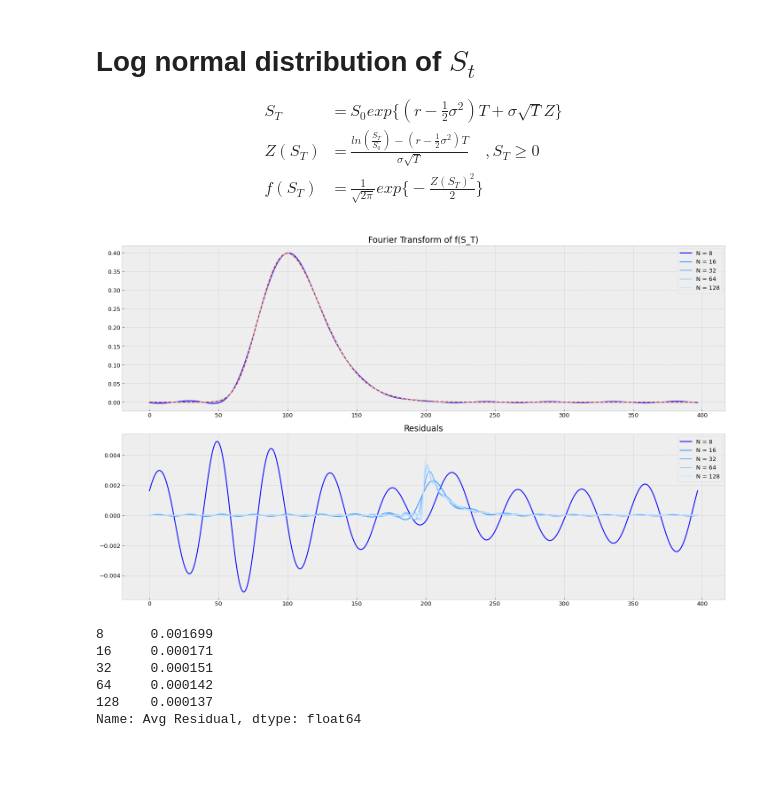
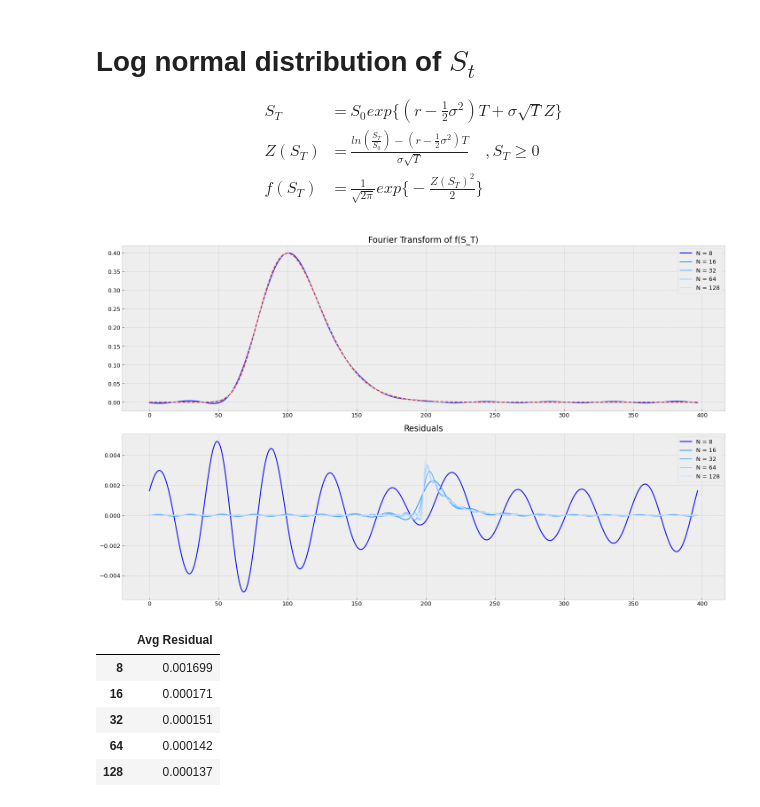
Before and after one commit to ithakis/Pricing-Options-with-Black-Scholes, a Jupyter notebook: Pricing Options with Fourier.ipynb, the cells around one changed output. Cells and saved outputs as stored; diff of their text form; code cells hidden in the pictures; blank space fills up the shorter version.

```diff
--- a/Pricing Options with Fourier.ipynb
+++ b/Pricing Options with Fourier.ipynb
@@ -118,37 +121,37 @@ K       = 100
 r       = 0.05
 sigma   = 0.1
 T       = 5.0
 
 Z = lambda St : np.where(St > 0, ((log(St/S0) - (r - .5*sigma)*T)/(sqrt(T)*sigma)), -np.inf)
 f = lambda x : norm.pdf(Z(x)) #*2.5*12
 
 a = 1e-8
 b = S0*exp(r*T) + 12 * sigma*sqrt(T)*S0
 x = np.linspace(a, b, 1_000)
 y = f(x)
 
 fig, (ax1, ax2) = plt.subplots(2, figsize=(20,12))
 blue_shades = ['#0000FF', '#3399FF', '#66B2FF', '#99CCFF', '#CCE5FF']
 
 avg_residuals = []
 Ns = [8, 16, 32, 64, 128]
 for i, N in enumerate(Ns):
     fx = get_fourier_approx(f=f, x=x, a=a, b=b, N=N)
     ax1.plot(x,fx, blue_shades[i], label=f'N = {N}')
     ax2.plot(x,y-fx, blue_shades[i], label=f'N = {N}')
     avg_residuals.append(np.abs(y-fx).mean())
 
 ax1.set_title('Fourier Transform of f(S_T)')
 ax1.plot(x,y,'tab:red', linestyle='--')
 ax2.set_title('Residuals')
 plt.tight_layout() ; ax1.legend() ; ax2.legend() ; plt.show()
 
-Series(avg_residuals, index=Ns, name='Avg Residual')
+pd.DataFrame(avg_residuals, index=Ns, columns=['Avg Residual'])
 # %% [output]
 [figure]
-8      0.001699
-16     0.000171
-32     0.000151
-64     0.000142
-128    0.000137
-Name: Avg Residual, dtype: float64
+|  | Avg Residual |
+| 8 | 0.001699 |
+| 16 | 0.000171 |
+| 32 | 0.000151 |
+| 64 | 0.000142 |
+| 128 | 0.000137 |
```
Also changed, not shown: parts of 5 cells of this notebook.
